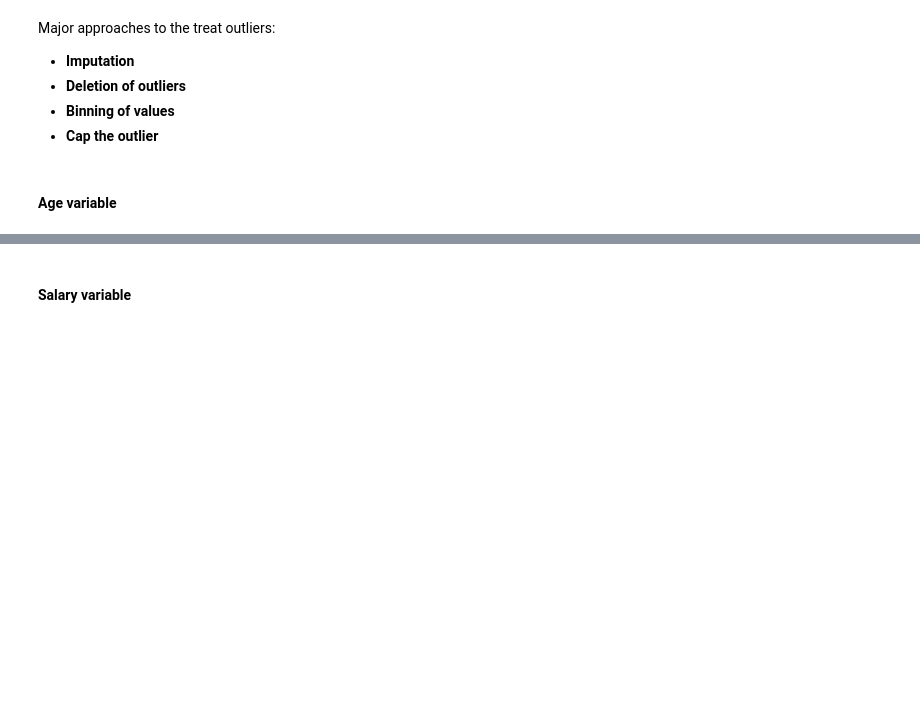
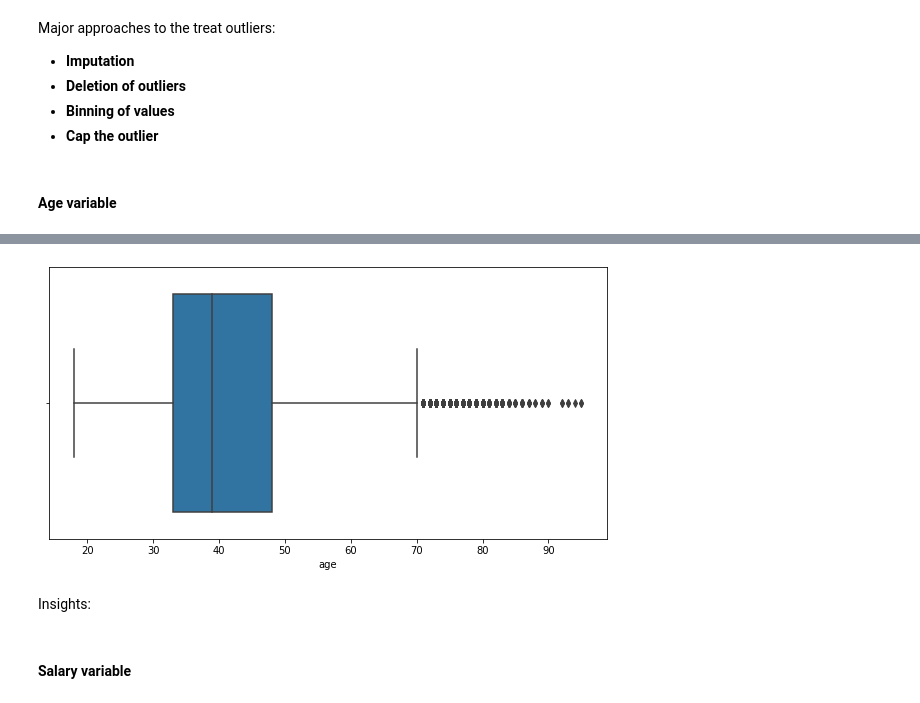
Before and after one commit to datagrad/EDA-of-Bank-Telemarketing-Campaign, a Jupyter notebook: Bank_TeleMarketing_Campaign_EDA.ipynb, the cells around one changed output, grey strips where cells are left out. Saved outputs shown, nothing was run; the diff lists cells and outputs as text; code cells hidden in the pictures; blank space fills up the shorter version.

```diff
--- a/Bank_TeleMarketing_Campaign_EDA.ipynb
+++ b/Bank_TeleMarketing_Campaign_EDA.ipynb
@@ -479,5 +625,12 @@ Major approaches to the treat outliers:
 # %%
 #plot the boxplot of age variable.
+plt.figure(figsize = [10,5])
+sns.boxplot(df.age)
+plt.show()
+# %% [output]
+[figure, added]
+# %% [markdown]
+Insights:
 # %% [markdown]
 #### Salary variable
 # %%
```
Also changed, not shown: parts of 41 cells of this notebook.
